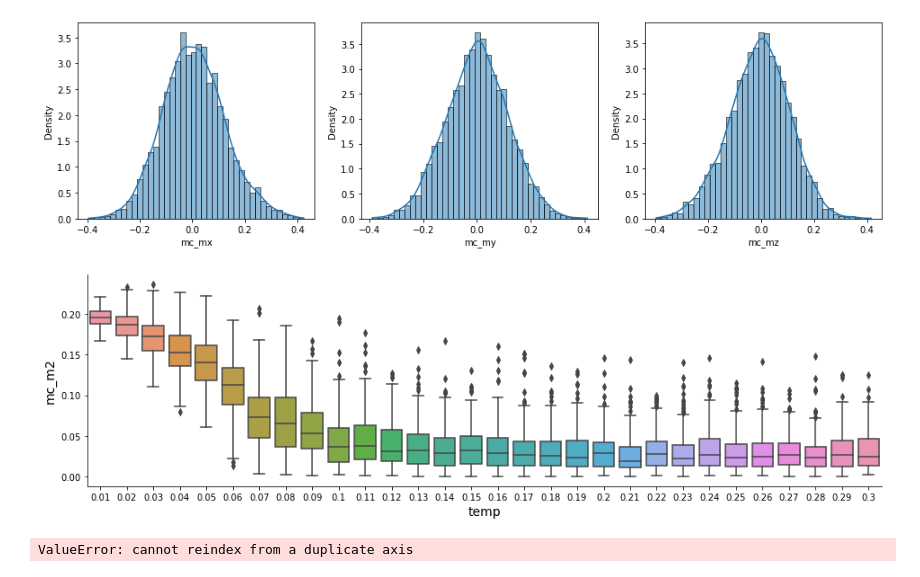
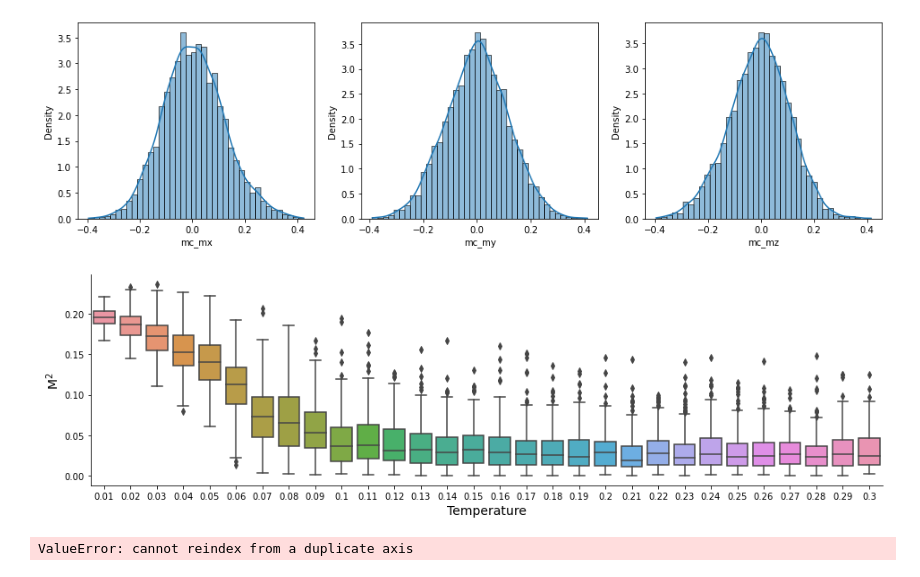
Before and after one commit to Shashi1a/tca_ptca, a Jupyter notebook: spinspincorr.ipynb, the cells around one changed output. Cells and saved outputs as stored; diff of their text form; code cells hidden in the pictures.

Commit message:
observable name is also a variable in box plot

```diff
--- a/spinspincorr.ipynb
+++ b/spinspincorr.ipynb
@@ -70,7 +70,7 @@ def plothist(data,col1,col2,col3,nbins):
     plt.show()
 
 
-def boxplot(data, col1,col2):
+def boxplot(data, col1,col2,lab1,lab2):
     '''
     This function will plot  boxplots for the monte carlo observable respresented  by column
     col1
@@ -83,8 +83,8 @@ def boxplot(data, col1,col2):
             None
     '''
     sns.catplot(data=data, x=col1, y=col2, kind='box', aspect=3.3, height=4.0)
-    plt.xlabel(f'{col1}',fontsize=14)
-    plt.ylabel(f'{col2}', fontsize=14)
+    plt.xlabel(f'{lab1}',fontsize=14)
+    plt.ylabel(r'$%s$'%lab2, fontsize=14)
 
     plt.show()
 
@@ -508,13 +508,14 @@ plothist(df_mc[df_mc.temp>0.05],'mc_mx','mc_my','mc_mz',40)
 # %%
 #boxplot(df_m,'temp','theta')
 #boxplot(df_m,'temp','phi')
 #boxplot(df_comp,'temp','mx')
 #boxplot(df_comp,'temp','my')
 #boxplot(df_comp,'temp','mz')
-
-boxplot(df_mc,'temp','mc_m2')
+lab1 = 'Temperature'
+lab2 = ' \mathrm{M}^{2} '
+boxplot(df_mc,'temp','mc_m2',lab1,lab2)
 # %% [output]
-[figure, old version]
+[figure, new version]
 # %%
 f,ax = plt.subplots(2,2,figsize=(8,8))
 
```
